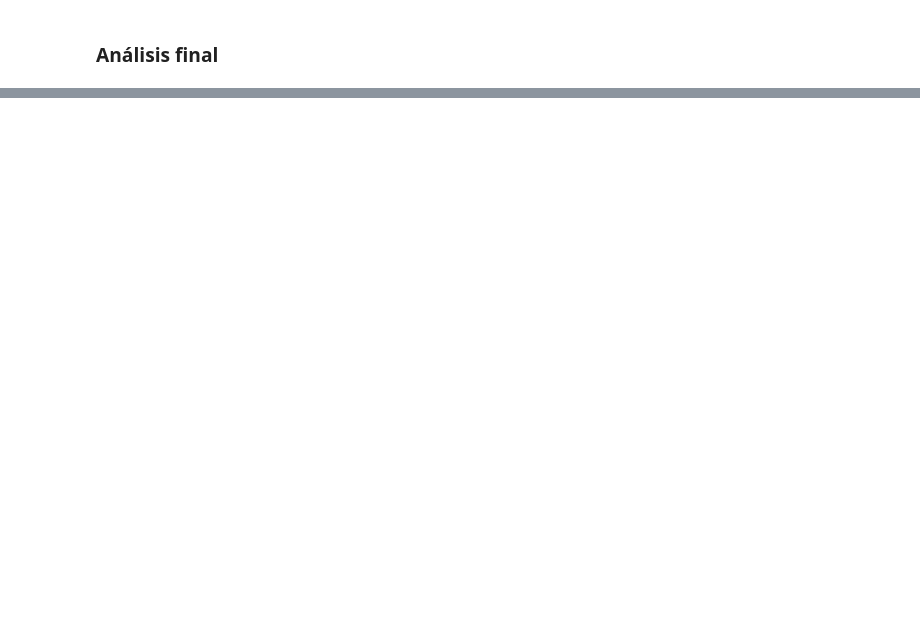
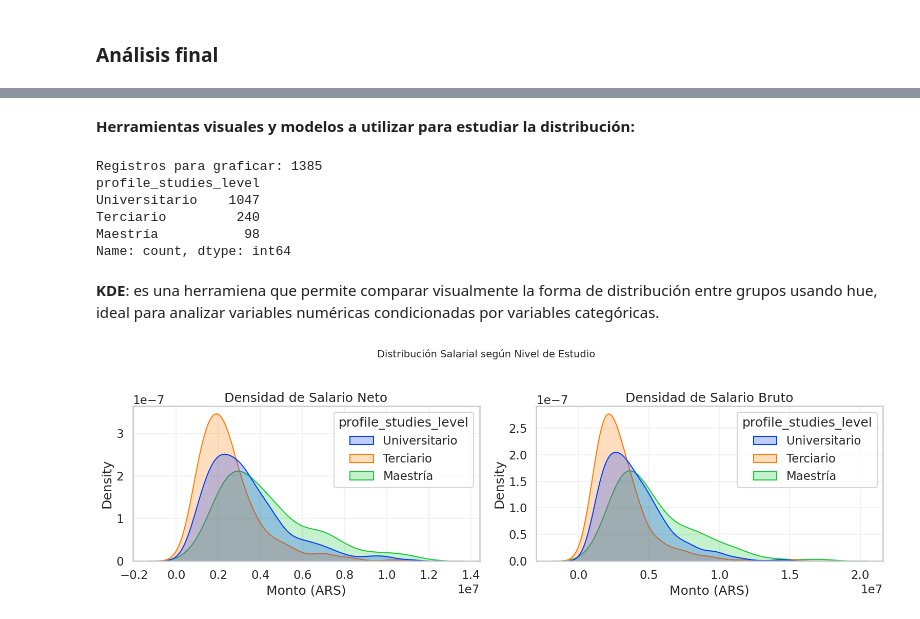
Before and after one commit to sgruyzcki/DiploDatos2026, a Jupyter notebook: Entregable_Parte_1_Grupo_3.ipynb, the cells around one changed output, grey strips where cells are left out. Saved outputs shown, nothing was run; the diff lists cells and outputs as text; code cells hidden in the pictures; blank space fills up the shorter version.

```diff
--- a/Entregable_Parte_1_Grupo_3.ipynb
+++ b/Entregable_Parte_1_Grupo_3.ipynb
@@ -584,0 +689,44 @@ Se observa una mayor dispersión salarial asociada a C++, mientras que Java pose
+# %% [markdown]
+**Herramientas visuales y modelos a utilizar para estudiar la distribución:**
+# %%
+top_levels = df_asociacion['profile_studies_level'].value_counts().head(3).index
+
+df_plot = df_asociacion[
+    df_asociacion['profile_studies_level'].isin(top_levels)
+].copy()
+
+# Renombramos  para los gráficos
+mapa_nombres = {
+    'salary_monthly_NETO':        'Salario Neto',
+    'salary_monthly_BRUTO':       'Salario Bruto',
+    'profile_years_experience':   'Años de Experiencia'
+}
+df_plot = df_plot.rename(columns=mapa_nombres)
+
+print(f"Registros para graficar: {len(df_plot)}")
+print(df_plot['profile_studies_level'].value_counts())
+# %% [output]
+Registros para graficar: 1385
+profile_studies_level
+Universitario    1047
+Terciario         240
+Maestría           98
+Name: count, dtype: int64
+# %% [markdown]
+**KDE**: es una herramiena que permite comparar visualmente la forma de distribución entre grupos usando hue, ideal para analizar variables numéricas condicionadas por variables categóricas.
+# %%
+#Visualización 1
+fig, axes = plt.subplots(1, 2, figsize=(16, 5))
+plt.suptitle('Distribución Salarial según Nivel de Estudio', fontsize=14, y=1.02)
+
+for i, col in enumerate(['Salario Neto', 'Salario Bruto']):
+    sns.kdeplot(data=df_plot, x=col, hue='profile_studies_level',
+                fill=True, common_norm=False, ax=axes[i], palette='bright')
+    axes[i].ticklabel_format(style='sci', axis='x', scilimits=(0, 0))
+    axes[i].set_title(f'Densidad de {col}')
+    axes[i].set_xlabel('Monto (ARS)')
+
+plt.tight_layout()
+plt.show()
+# %% [output]
+[figure, added]
```
Also changed, not shown: parts of 51 cells of this notebook.
